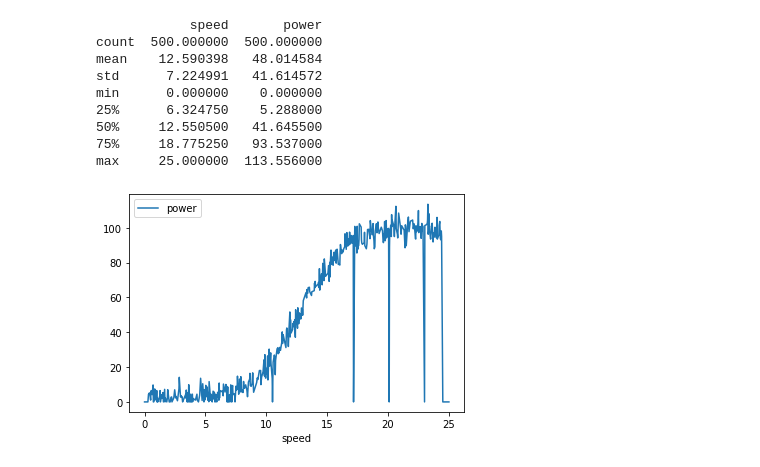
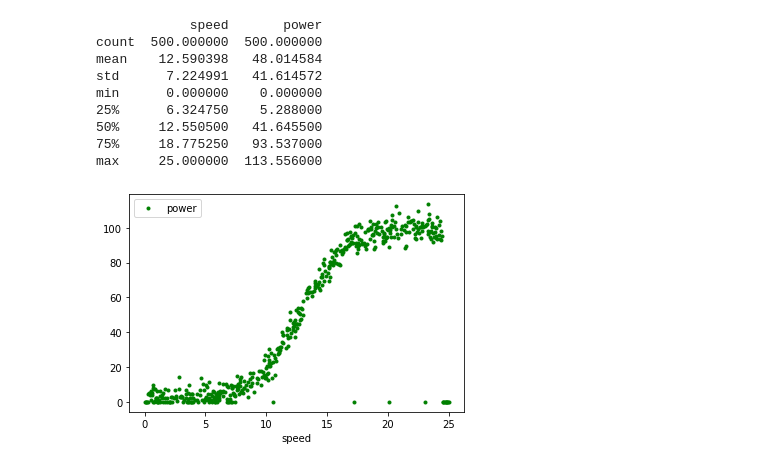
Before and after one commit to Jonathangmit/powerproduction, a Jupyter notebook: power production project.ipynb, the cells around one changed output. Cells and saved outputs as stored; diff of their text form; code cells hidden in the pictures.

Commit message:
write up and graph clean up with basic analysis

```diff
--- a/power production project.ipynb
+++ b/power production project.ipynb
@@ -35,7 +54,9 @@ min      0.000000    0.000000
 max     25.000000  113.556000
 # %%
 import matplotlib.pyplot as plt
-df.plot(x='speed',y='power')
+x = 'speed'
+y = 'power'
+df.plot(x,y,color='green',linestyle ='none', marker='.')
 plt.show()
 # %% [output]
-[figure, old version]
+[figure, new version]
```
Also changed, not shown: parts of 5 cells of this notebook, 1 other file.
